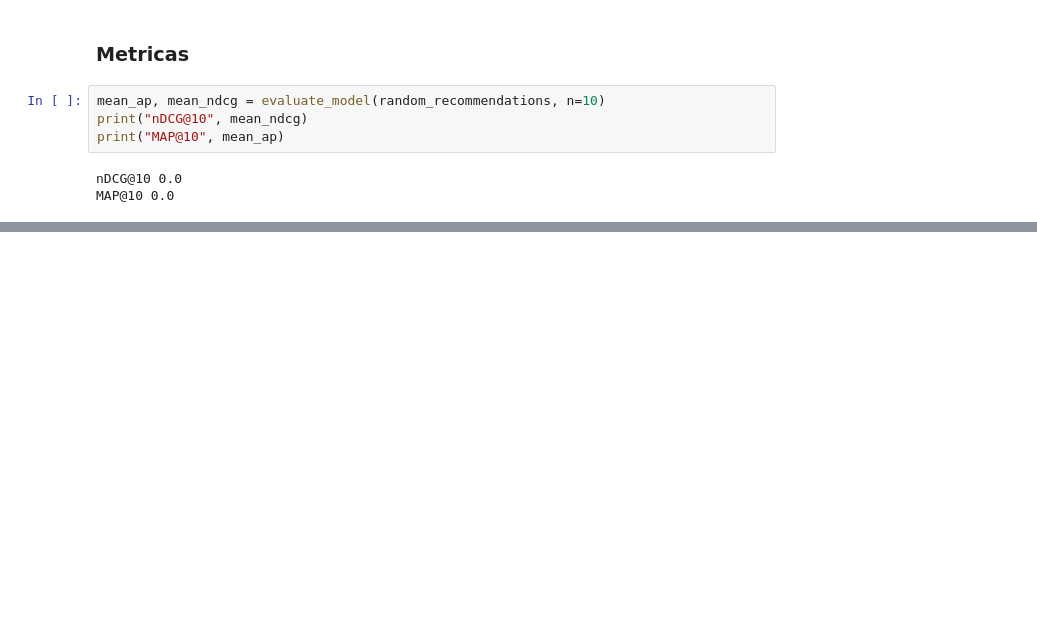
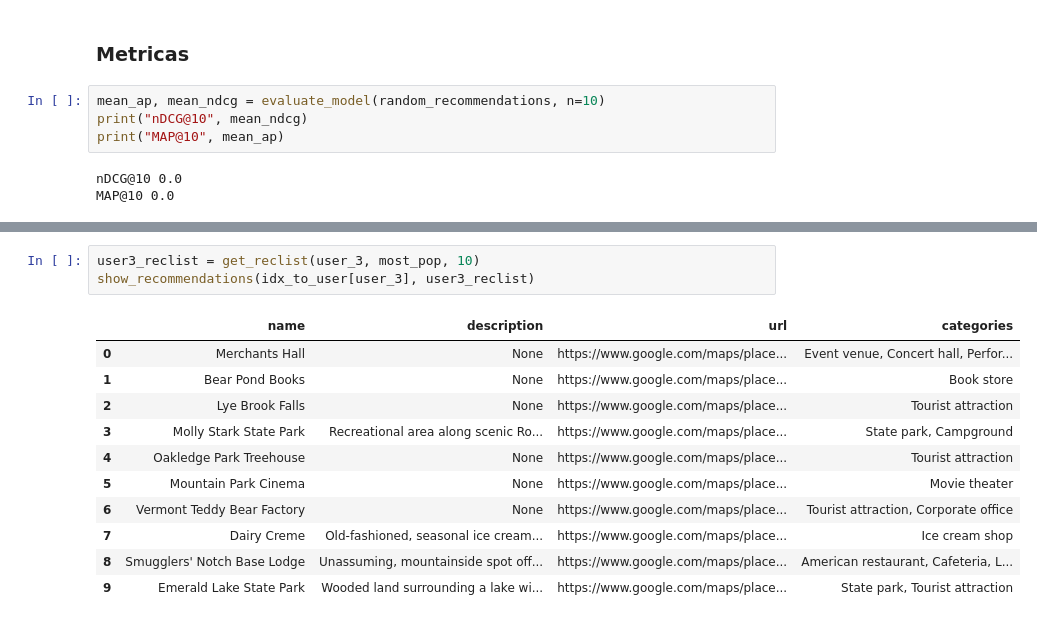
Before and after one commit to pedrozavalat/iic3633-proyecto, a Jupyter notebook: iic3633_v1_models_baselines.ipynb, the cells around one changed output, grey strips where cells are left out. Cells and saved outputs as stored; diff of their text form; blank space fills up the shorter version.

```diff
--- a/iic3633_v1_models_baselines.ipynb
+++ b/iic3633_v1_models_baselines.ipynb
@@ -268,0 +556,15 @@ MAP@10 0.0
+# %%
+user3_reclist = get_reclist(user_3, most_pop, 10)
+show_recommendations(idx_to_user[user_3], user3_reclist)
+# %% [output]
+|  | name | description | url | categories |
+| 0 | Merchants Hall | None | https://www.google.com/maps/place... | Event venue, Concert hall, Perfor... |
+| 1 | Bear Pond Books | None | https://www.google.com/maps/place... | Book store |
+| 2 | Lye Brook Falls | None | https://www.google.com/maps/place... | Tourist attraction |
+| 3 | Molly Stark State Park | Recreational area along scenic Ro... | https://www.google.com/maps/place... | State park, Campground |
+| 4 | Oakledge Park Treehouse | None | https://www.google.com/maps/place... | Tourist attraction |
+| 5 | Mountain Park Cinema | None | https://www.google.com/maps/place... | Movie theater |
+| 6 | Vermont Teddy Bear Factory | None | https://www.google.com/maps/place... | Tourist attraction, Corporate office |
+| 7 | Dairy Creme | Old-fashioned, seasonal ice cream... | https://www.google.com/maps/place... | Ice cream shop |
+| 8 | Smugglers' Notch Base Lodge | Unassuming, mountainside spot off... | https://www.google.com/maps/place... | American restaurant, Cafeteria, L... |
+| 9 | Emerald Lake State Park | Wooded land surrounding a lake wi... | https://www.google.com/maps/place... | State park, Tourist attraction |
```
Also changed, not shown: parts of 39 cells of this notebook, 1 other file.
